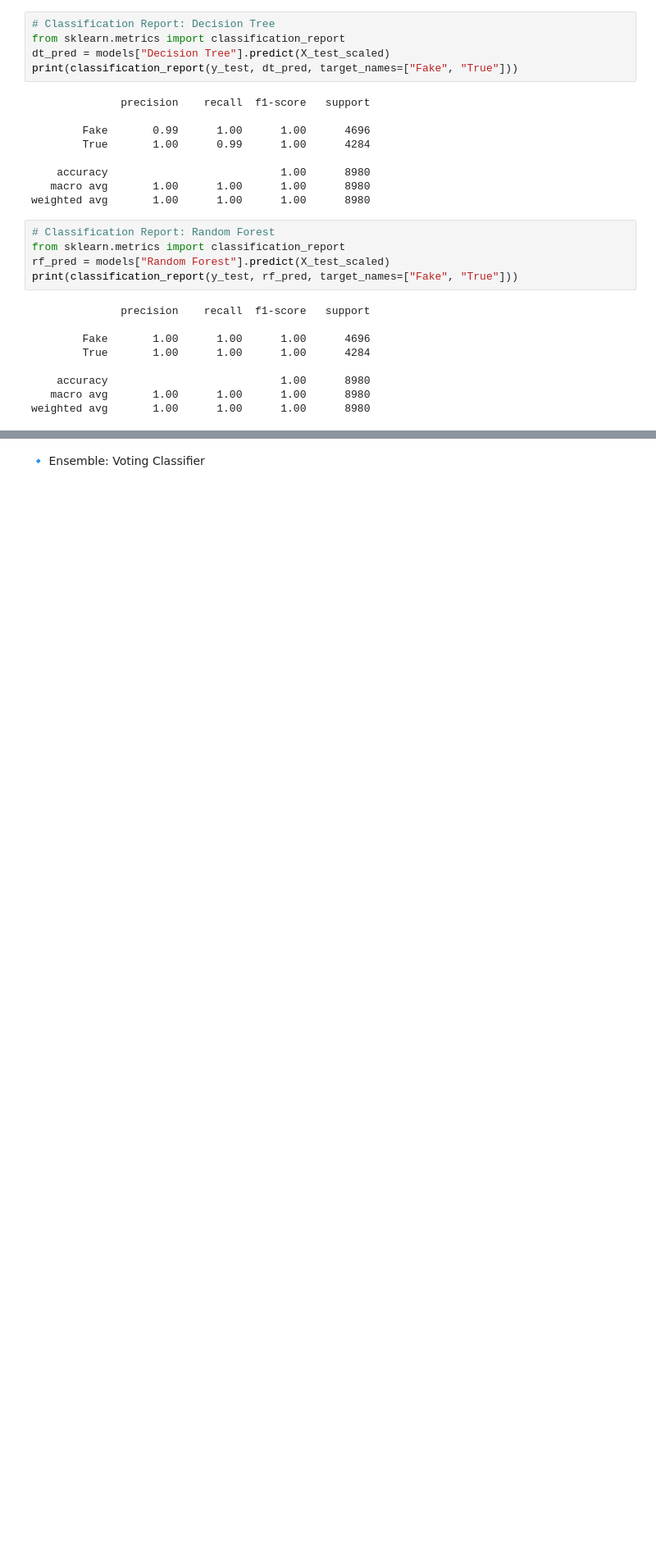
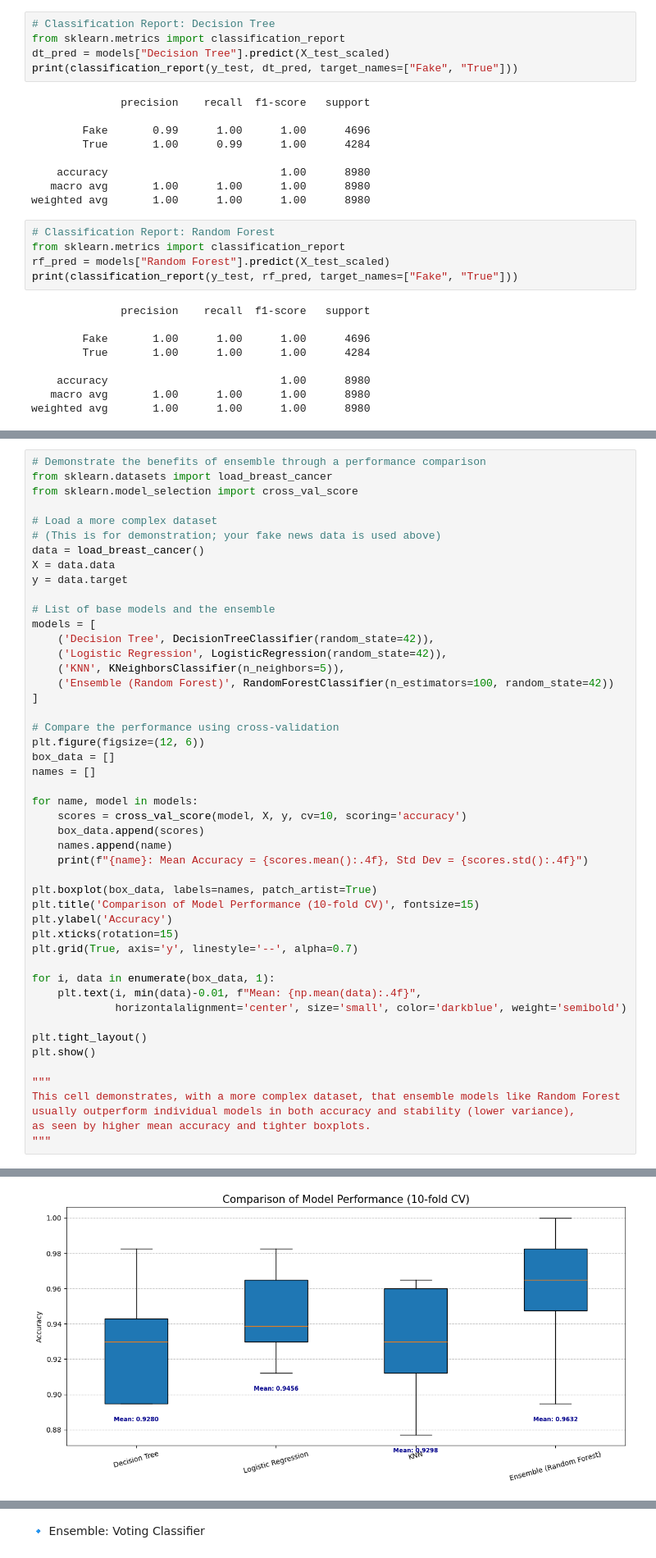
Before and after one commit to Razon-1/Fake-News-Detection, a Jupyter notebook: main.ipynb, the cells around one changed output, grey strips where cells are left out. Shown: that part at 82% size. Cells and saved outputs as stored; diff of their text form; blank space fills up the shorter version.

Commit message:
Demonstrating the Benefits of Ensemble Models

```diff
--- a/main.ipynb
+++ b/main.ipynb
@@ -312,0 +317,49 @@ weighted avg       1.00      1.00      1.00      8980
+# %%
+# Demonstrate the benefits of ensemble through a performance comparison
+from sklearn.datasets import load_breast_cancer
+from sklearn.model_selection import cross_val_score
+
+# Load a more complex dataset
+# (This is for demonstration; your fake news data is used above)
+data = load_breast_cancer()
+X = data.data
+y = data.target
+
+# List of base models and the ensemble
+models = [
+    ('Decision Tree', DecisionTreeClassifier(random_state=42)),
+    ('Logistic Regression', LogisticRegression(random_state=42)),
+    ('KNN', KNeighborsClassifier(n_neighbors=5)),
+    ('Ensemble (Random Forest)', RandomForestClassifier(n_estimators=100, random_state=42))
+]
+
+# Compare the performance using cross-validation
+plt.figure(figsize=(12, 6))
+box_data = []
+names = []
+
+for name, model in models:
+    scores = cross_val_score(model, X, y, cv=10, scoring='accuracy')
+    box_data.append(scores)
+    names.append(name)
+    print(f"{name}: Mean Accuracy = {scores.mean():.4f}, Std Dev = {scores.std():.4f}")
+
+plt.boxplot(box_data, labels=names, patch_artist=True)
+plt.title('Comparison of Model Performance (10-fold CV)', fontsize=15)
+plt.ylabel('Accuracy')
+plt.xticks(rotation=15)
+plt.grid(True, axis='y', linestyle='--', alpha=0.7)
+
+for i, data in enumerate(box_data, 1):
+    plt.text(i, min(data)-0.01, f"Mean: {np.mean(data):.4f}",
+             horizontalalignment='center', size='small', color='darkblue', weight='semibold')
+
+plt.tight_layout()
+plt.show()
+
+"""
+This cell demonstrates, with a more complex dataset, that ensemble models like Random Forest
+usually outperform individual models in both accuracy and stability (lower variance),
+as seen by higher mean accuracy and tighter boxplots.
+"""
+# %% [output]
@@ -312,0 +370 @@ weighted avg       1.00      1.00      1.00      8980
+[figure, added]
```
Also changed, not shown: parts of 2 cells of this notebook.
